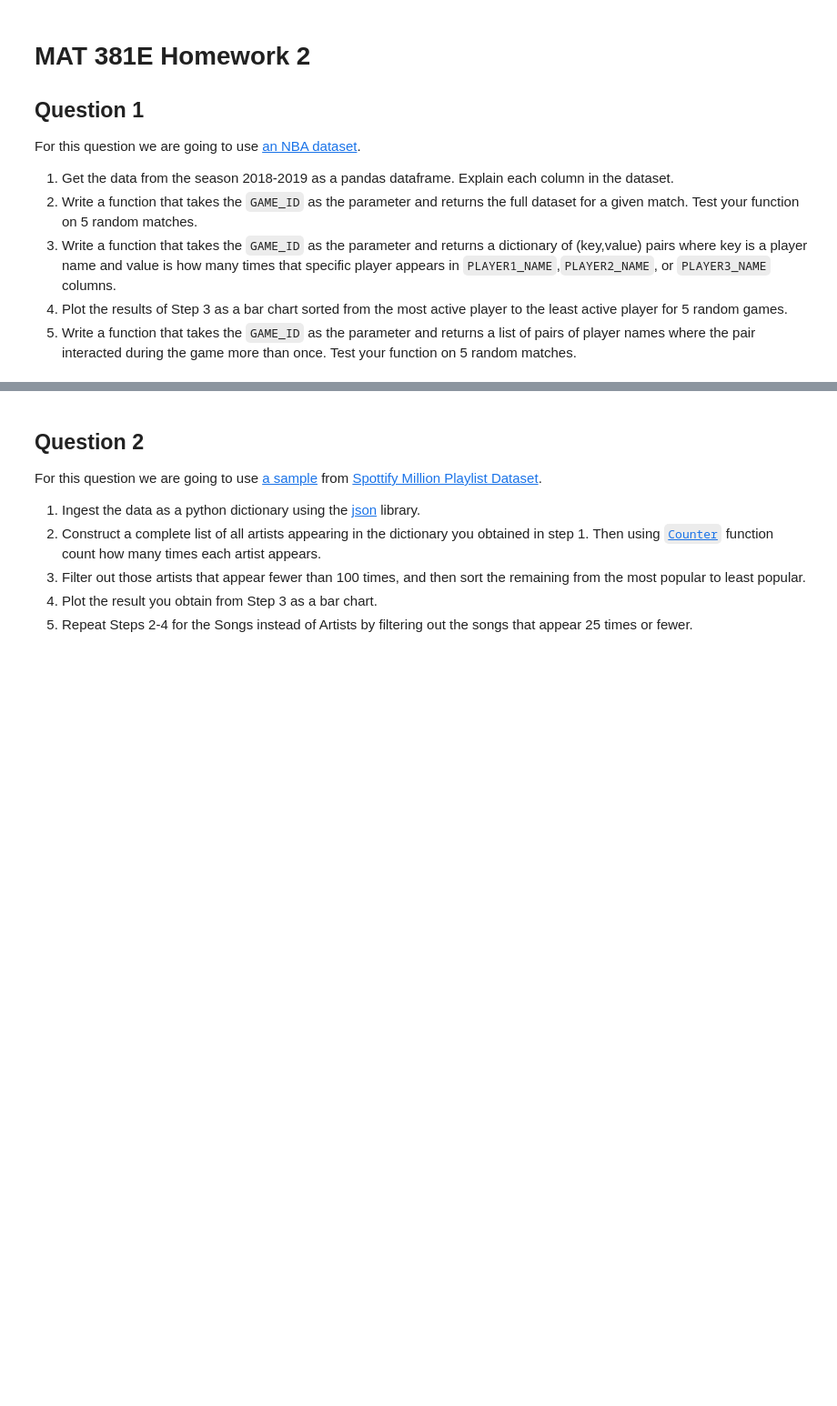
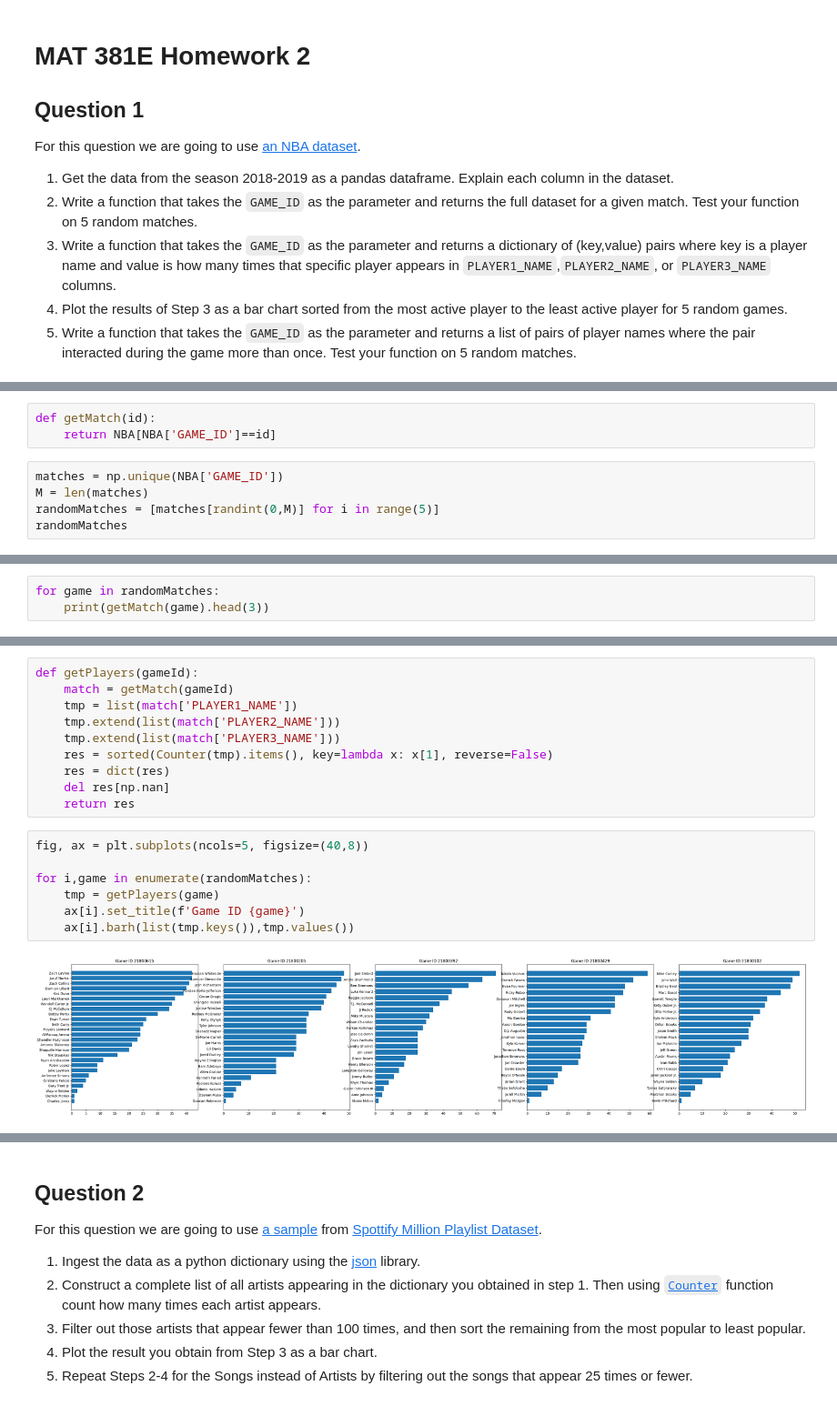
Before and after one commit to kaygun/2022-Fall-381E, a Jupyter notebook: HW2.ipynb, the cells around one changed output, grey strips where cells are left out. Shown at 91% size. Cells and saved outputs as stored; diff of their text form; blank space fills up the shorter version.

```diff
--- a/HW2.ipynb
+++ b/HW2.ipynb
@@ -16,0 +38,8 @@ I am going to post the answer later next week after the due date of a related qu
+# %%
+def getMatch(id):
+    return NBA[NBA['GAME_ID']==id]
+# %%
+matches = np.unique(NBA['GAME_ID'])
+M = len(matches)
+randomMatches = [matches[randint(0,M)] for i in range(5)]
+randomMatches
@@ -16,0 +48,3 @@ I am going to post the answer later next week after the due date of a related qu
+# %%
+for game in randomMatches:
+    print(getMatch(game).head(3))
@@ -16,0 +69,19 @@ I am going to post the answer later next week after the due date of a related qu
+# %%
+def getPlayers(gameId):
+    match = getMatch(gameId)
+    tmp = list(match['PLAYER1_NAME'])
+    tmp.extend(list(match['PLAYER2_NAME']))
+    tmp.extend(list(match['PLAYER3_NAME']))
+    res = sorted(Counter(tmp).items(), key=lambda x: x[1], reverse=False)
+    res = dict(res)
+    del res[np.nan]
+    return res
+# %%
+fig, ax = plt.subplots(ncols=5, figsize=(40,8))
+
+for i,game in enumerate(randomMatches):
+    tmp = getPlayers(game)
+    ax[i].set_title(f'Game ID {game}')
+    ax[i].barh(list(tmp.keys()),tmp.values())
+# %% [output]
+[figure, added]
```
Also changed, not shown: parts of 9 cells of this notebook.
